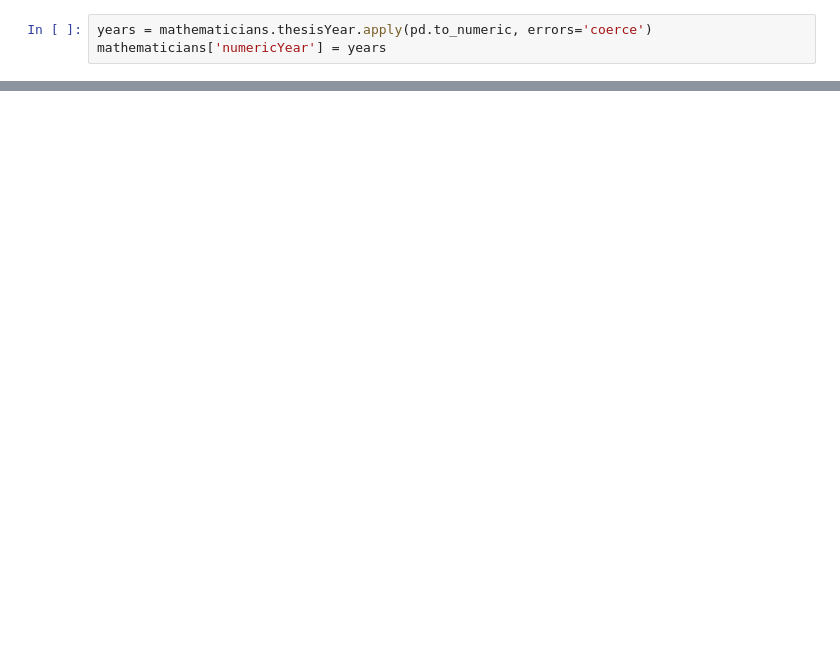
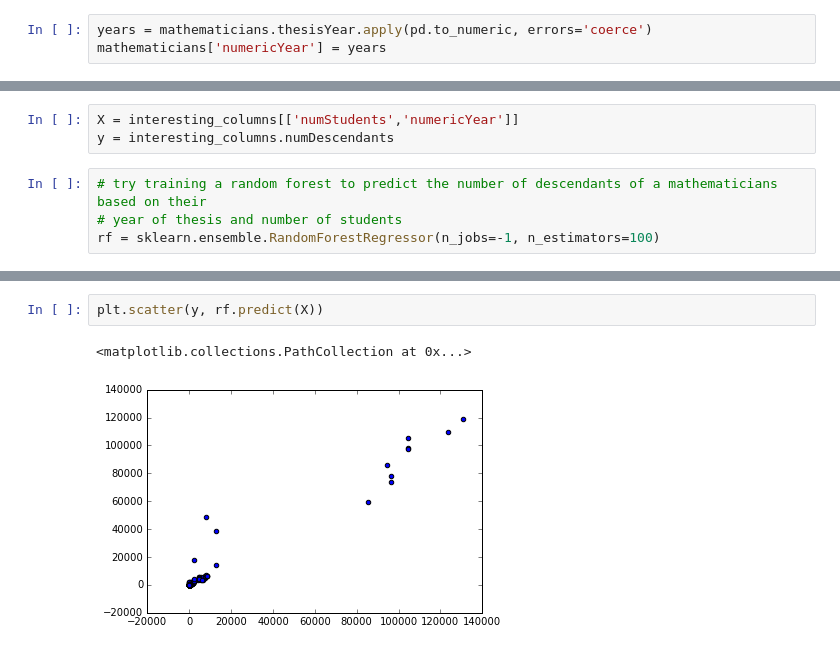
Before and after one commit to AusCoder/data_project_GA, a Jupyter notebook: math_genealogy/math_genealogy_analysis.ipynb, the cells around one changed output, grey strips where cells are left out. Saved outputs shown, nothing was run; the diff lists cells and outputs as text; blank space fills up the shorter version.

```diff
--- a/math_genealogy/math_genealogy_analysis.ipynb
+++ b/math_genealogy/math_genealogy_analysis.ipynb
@@ -61,0 +89,7 @@ plt.ylabel('number of descendants')
+# %%
+X = interesting_columns[['numStudents','numericYear']]
+y = interesting_columns.numDescendants
+# %%
+# try training a random forest to predict the number of descendants of a mathematicians based on their
+# year of thesis and number of students
+rf = sklearn.ensemble.RandomForestRegressor(n_jobs=-1, n_estimators=100)
@@ -61,0 +104,5 @@ plt.ylabel('number of descendants')
+# %%
+plt.scatter(y, rf.predict(X))
+# %% [output]
+<matplotlib.collections.PathCollection at 0x...>
+[figure, added]
```
Also changed, not shown: parts of 10 cells of this notebook, 1 other file.
